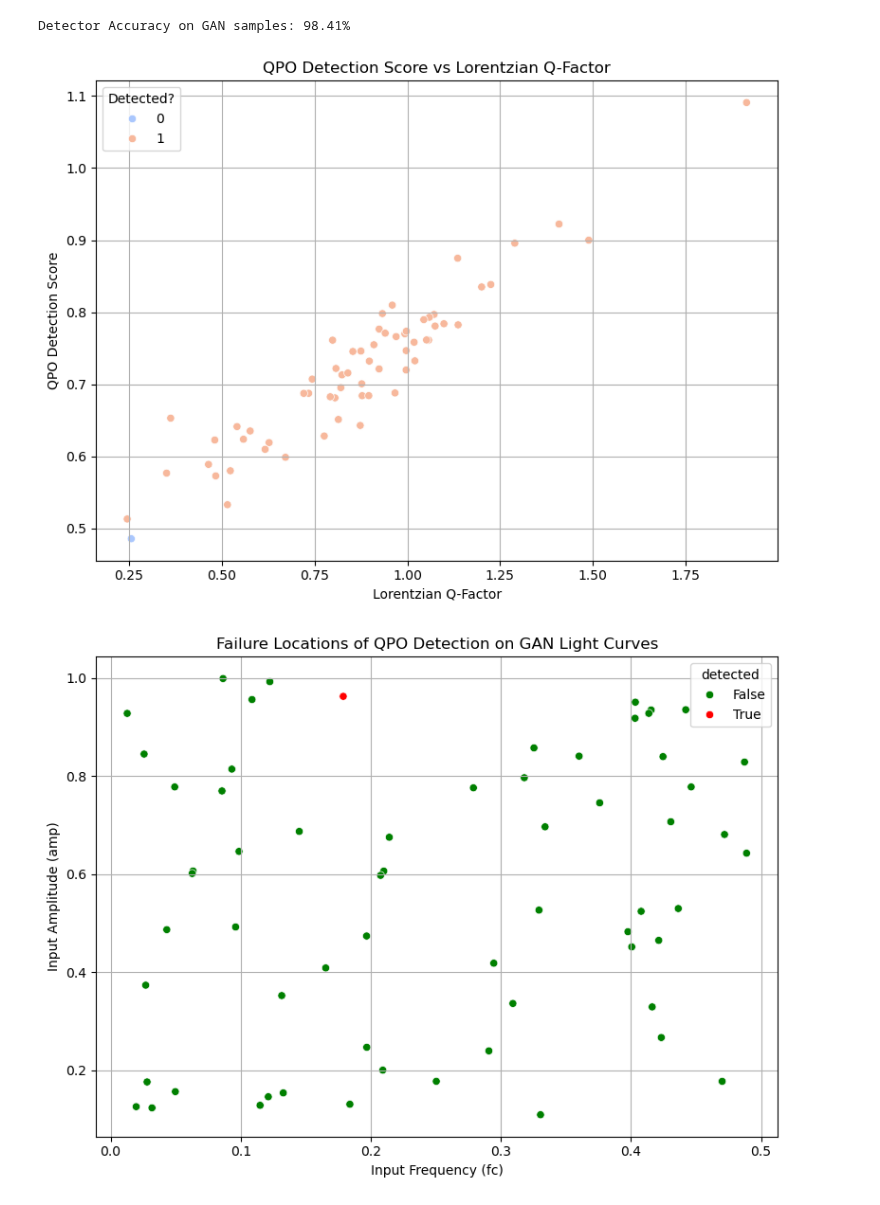
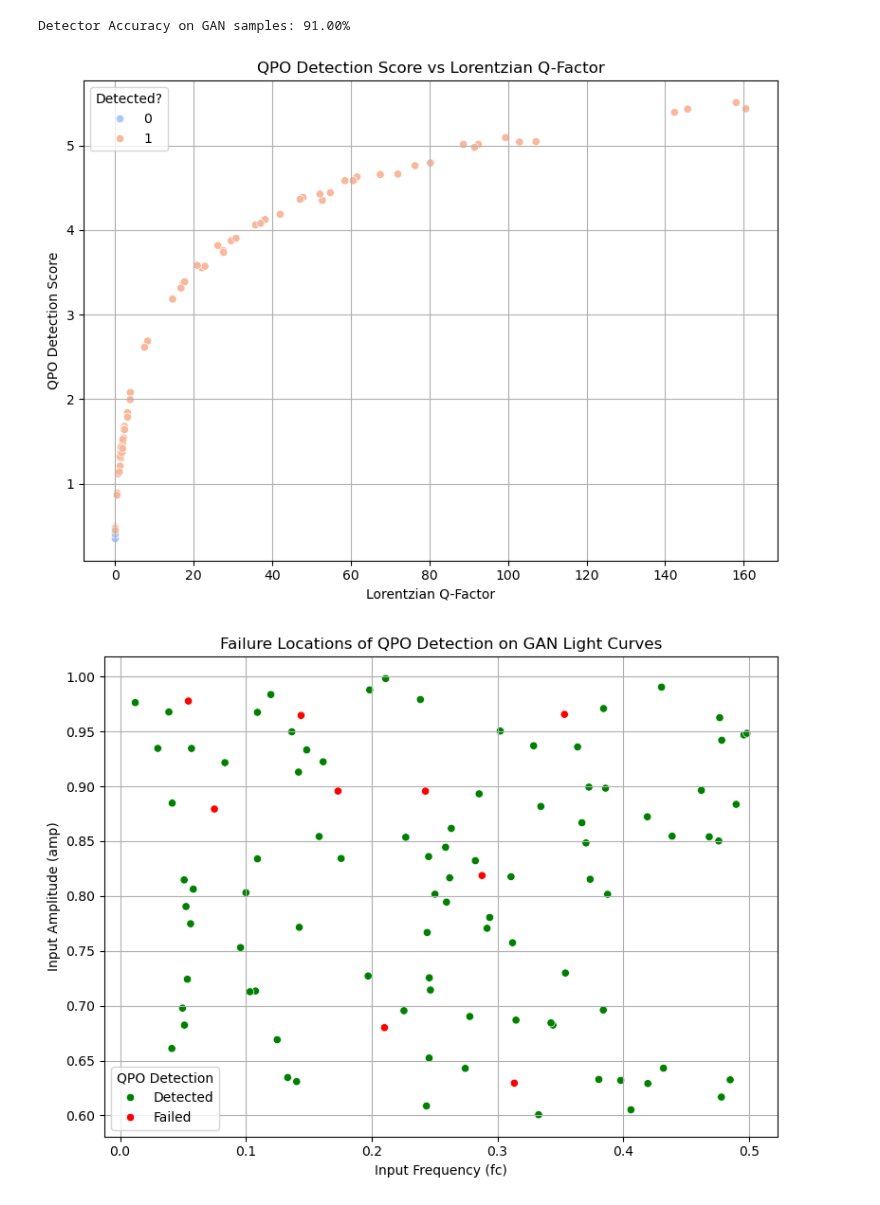
Before and after one commit to sravanth-space/ds_project, a Jupyter notebook: qpo_detector.ipynb, the cells around one changed output. Cells and saved outputs as stored; diff of their text form; code cells hidden in the pictures.

```diff
--- a/qpo_detector.ipynb
+++ b/qpo_detector.ipynb
@@ -8,7 +8,7 @@ from tensorflow.keras.models import load_model
 
 
 # Load models
-generator = load_model("saved_models/qpo_cgan_phy_generator.keras")
+generator = load_model("saved_models/generator_final.keras")
 posterior = torch.load("saved_models/trained_sbi_posterior.pt")
 
 
@@ -91,8 +91,8 @@ def detect_qpo_sbi(curve, posterior, fs=1.0, show_plot=False):
         plt.show()
 
     # Score-based decision
-    score = Q / 3 + amp_mean - fc_std
-    has_qpo = score > 0.5
+    score = np.log1p(Q) + amp_mean - fc_std
+    has_qpo = score > 0.425
 
     return {
         "fc_mean": fc_mean,
@@ -105,7 +105,7 @@ def detect_qpo_sbi(curve, posterior, fs=1.0, show_plot=False):
     }
 # %%
 # Load data
-data = np.loadtxt("ltcrv4bands_rej_dt100.dat")
+data = np.loadtxt("data/ltcrv4bands_rej_dt100.dat")
 bands = [data[:, i] for i in range(4)]
 
 print(" QPO Detection on XMM-Newton Bands (REJ1034+396)\n")
@@ -141,7 +141,7 @@ import tensorflow as tf
 
 # Load your trained generator and posterior (if not already loaded)
 generator = tf.keras.models.load_model(
-    "saved_models/qpo_cgan_phy_generator.keras")
+    "saved_models/generator_final.keras")
 # posterior = torch.load("trained_sbi_posterior.pt")  # already loaded
 
 latent_dim = 100
@@ -150,14 +150,14 @@ results = []
 
 # Range of test values for frequency and amplitude
 fc_range = (0.01, 0.5)
-amp_range = (0.1, 1.0)
+amp_range = (0.6, 1.0)
 
 for i in range(num_samples):
     # Random test params
     fc = np.random.uniform(*fc_range)
     amp = np.random.uniform(*amp_range)
 
-    # Generate QPO and non-QPO light curves
+    # Generate QPO light curves
     z = tf.random.normal((1, latent_dim))
 
     label_qpo = tf.convert_to_tensor([[fc, amp, 1.0]], dtype=tf.float32)
@@ -198,45 +198,44 @@ Q = 0.52 | fc_std = 0.135 | amp_mean = 0.496
 # %%
 import pandas as pd
 df = pd.DataFrame(results)
-# ignoring the failed cases Lorentzian fit returned non-physical gamma or f0
-df = df[df['Q'] != 0]
+# Uncomment to ignore the failed cases Lorentzian fit returned non-physical gamma or f0
+# df = df[df['Q'] != 0]
 accuracy = (df['true_qpo'] == df['detected']).mean()
 print(f"Detector Accuracy on GAN samples: {accuracy*100:.2f}%")
+df["detection_status"] = df["detected"].apply(lambda x: "Detected" if x == 1 else "Failed")
 
 df.to_csv("gan_qpo_detection_results.csv", index=False)
 # %% [output]
-Detector Accuracy on GAN samples: 98.41%
+Detector Accuracy on GAN samples: 91.00%
 # %%
 import pandas as pd
 import matplotlib.pyplot as plt
 import seaborn as sns
 
 # --- Plot 1: QPO Detection Score vs Lorentzian Q-Factor ---
 plt.figure(figsize=(8, 6))
 sns.scatterplot(data=df, x="Q", y="score", hue="detected", palette="coolwarm")
 plt.title("QPO Detection Score vs Lorentzian Q-Factor")
 plt.xlabel("Lorentzian Q-Factor")
 plt.ylabel("QPO Detection Score")
 plt.grid(True)
 plt.legend(title="Detected?")
 plt.tight_layout()
 plt.savefig("qpo_score_vs_qfactor.png")
 plt.show()
 
-# --- Plot 2: Failure Map on fc vs amp ---
 plt.figure(figsize=(8, 6))
 sns.scatterplot(
-    data=df, x="fc", y="amp", hue=(df["detected"] == 0),
-    palette={True: "red", False: "green"}
+    data=df, x="fc", y="amp", hue="detection_status", palette={"Detected": "green", "Failed": "red"}
 )
 plt.title("Failure Locations of QPO Detection on GAN Light Curves")
 plt.xlabel("Input Frequency (fc)")
 plt.ylabel("Input Amplitude (amp)")
 plt.grid(True)
-# plt.legend(title="Detection Failed?")
+plt.legend(title="QPO Detection")
 plt.tight_layout()
 plt.savefig("qpo_failure_locations.png")
 plt.show()
 # %% [output]
-[figure, old version]
+[figure, new version]
-[figure, old version]
+[figure, new version]
```
Also changed, not shown: parts of 2 cells of this notebook, 15 other files.
